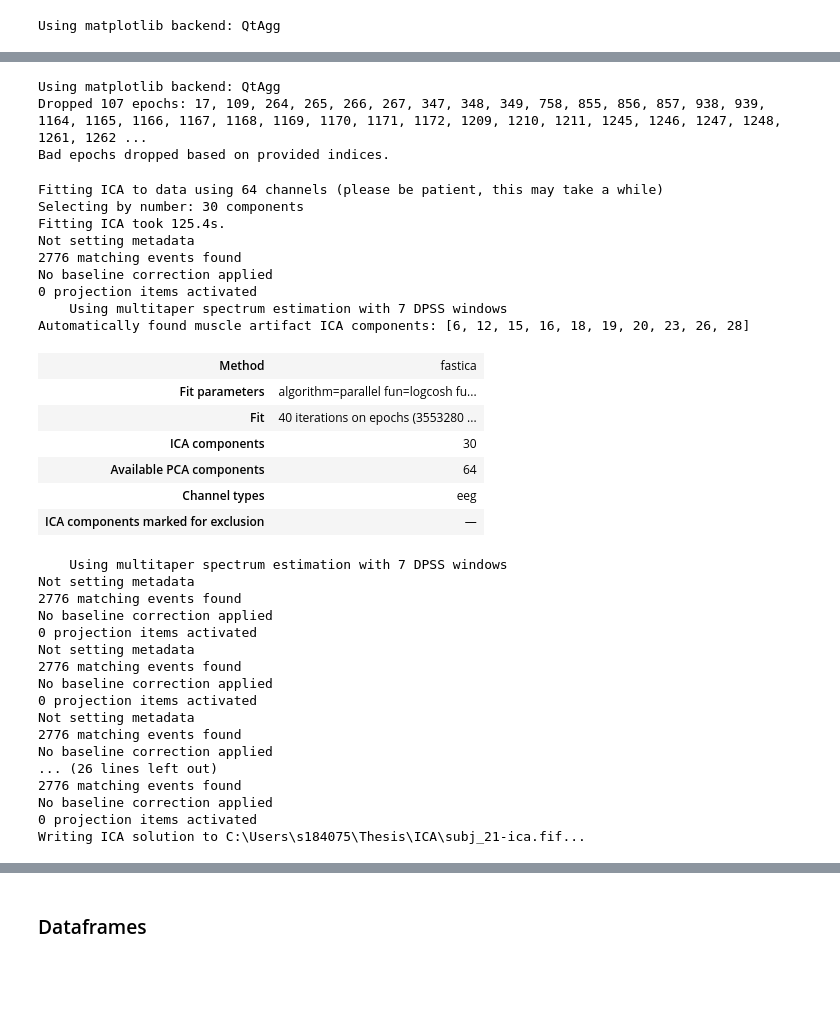
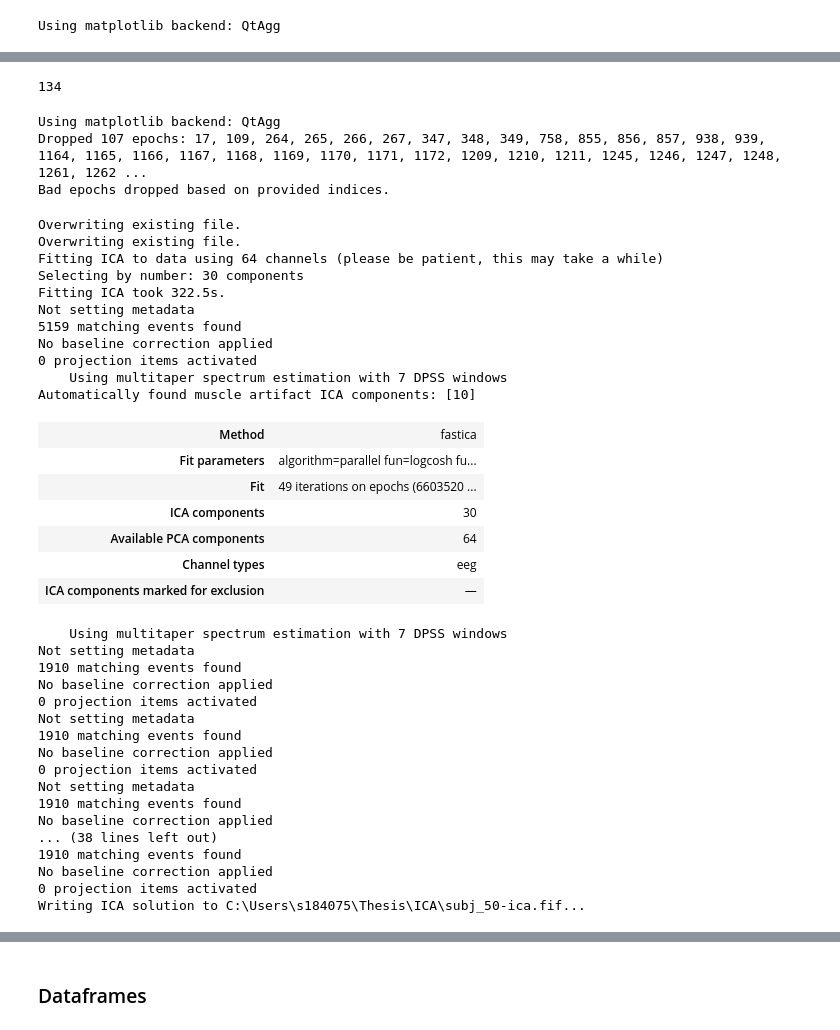
Before and after one commit to Brenda-Source/Mabel_thesis_Code, a Jupyter notebook: get_cleanEpochs.ipynb, the cells around one changed output, grey strips where cells are left out. Drawn from its saved outputs; the diff is of its cells as text; code cells hidden in the pictures; blank space fills up the shorter version.

```diff
--- a/get_cleanEpochs.ipynb
+++ b/get_cleanEpochs.ipynb
@@ -8,10 +10,9 @@ SyntaxError: invalid syntax (194183010.py, line 1)
 import mne
 import numpy as np
 import pandas as pd
-#import matplotlib.pyplot as plt
+import matplotlib.pyplot as plt
 import seaborn as sns
 import gc
-import mne_qt_browser
 
 #from matplotlib.colors import TwoSlopeNorm
 import math
@@ -172,7 +173,7 @@ class EEGDataProcessor:
         # Divide the epochs into smaller pieces
 
         epochs.drop_bad()
-        num_pieces = 4                           # split epochs into 4 pieces
+        num_pieces = 6                           # split epochs into 4 pieces
         piece_size = len(epochs) // num_pieces
         resampled_epochs_pieces = []
 
@@ -408,7 +409,7 @@ def make_events(epochs):
     return all_motor_components
 # %%
 mne.viz.set_browser_backend('qt')
-path = "C:/Users/s184075/Thesis/epochs/subj_12-epo.fif"
+path = "C:/Users/s184075/Thesis/epochs/subj_39-epo.fif"
 processor.load_epochs_from_fif(path)
 
 montage = mne.channels.make_standard_montage("standard_1005")
@@ -417,9 +418,7 @@ ep = processor.epochs
 ep.set_montage(montage)
 del ep
 #processor.fit_ica(p_id=participant_id)
-processor.fit_ica(p_id='subj_12')
-processor.reject_artefact([0,3, 11, 15, 25, 28, 29])
-processor.drop_bad_interp(['TP8','T8','P1'])
-clean_ep = processor.clean_epochs
+processor.fit_ica(p_id='subj_36')
+processor.reject_artefact([1,2,5, 8, 9, 10, 12, 13, 18, 19, 21, 23, 24, 25, 29])
 
 processor.plotsignal(64,1,64)
@@ -433,8 +471,7 @@ import os
 # Specify 'bad_trials', only true if they have been identified
 
 #path = "C:/Users/Mabel Ife/OneDrive - Danmarks Tekniske Universitet/Dokumenter/Thesis Code/Data/Subjects/subj_07_070223_task.bdf"
-#path = "C:/Users/s184075/Thesis/subjects/subj_21_130223_task.bdf"
-path = "E:/Libraries/Mabel/Thesis/subjects/subj_22_130223_task.bdf"
+path = "C:/Users/s184075/thesis/subjects/subj_44_270223_task.bdf"
 file_name = os.path.basename(path)  # Get the file name from the path
 participant_id = file_name[:7] # get P_Id
 # Create HDF5 file with st
@@ -514,3 +550,8 @@ bad_epoch_indices = [17,109,264, 265, 266, 267, 347, 348, 349, 758, 855, 856, 85
+# %%
+bad_epoch_indices = [1, 55, 56, 57, 58, 59, 170, 171, 172, 173, 174, 175, 1205, 1206, 1225, 1226, 1227, 1228, 1373, 1396, 1409, 1410, 1421, 1422, 1423, 1424, 1425, 1490, 1491, 1492, 1493, 1494, 1495, 4613, 4649, 4650, 4651, 4652, 4665, 4666, 4667, 4668, 4669, 4670, 4671, 4672, 4752, 4753, 4754, 4755, 4756, 4757, 4758, 4773, 4774, 4775, 4776, 4777, 4778, 4779, 4780, 4781, 4803, 4807, 4808, 4814, 4815, 8335, 8336, 8337, 8338, 8339, 8340, 8341, 8342, 8343, 8344, 8481, 8505, 8506, 8507, 8508, 8509, 8555, 8556, 8557, 8558, 8559, 8560, 8589, 8590, 8601, 11774, 11775, 11776, 11777, 11778, 11866, 11867, 11868, 11869, 11870, 11871, 11872, 11873, 11884, 11885, 11886, 11887, 11888, 11889, 11890, 11891, 11996, 11997, 11998, 11999, 12000, 12031, 12146, 12147, 12148, 12149, 12150, 12151, 12152, 12153, 12226, 12247, 12252, 12253, 12265, 12266, 12267]
+print(len(bad_epoch_indices))
+# %% [output]
+134
 # %%
 ## Marked bad channels if not marked.
 %matplotlib
@@ -565,27 +606,29 @@ save_epochs(participant_id,'C:/Users/s184075/Thesis/Data/Clean_epochs/',epochs)
 # %%
 mne.viz.set_browser_backend('qt')
 montage = mne.channels.make_standard_montage("standard_1005")
 ep = processor.epochs
 #direc = "C:/Users/Mabel Ife/OneDrive - Danmarks Tekniske Universitet/Dokumenter/Thesis Code/Data/epochs/"
 #save_epochs(sub=participant_id,data_dir=direc,epochs=ep)
-direc = "C:/Users/s184075/Thesis/epochs/"
+direc = "C:/Users/s184075/thesis/epochs/"
 save_epochs(participant_id,direc,ep)
 ep.set_montage(montage)
 #processor.fit_ica(p_id=participant_id)
 processor.fit_ica(p_id=participant_id)
 # %% [output]
+Overwriting existing file.
+Overwriting existing file.
 Fitting ICA to data using 64 channels (please be patient, this may take a while)
 Selecting by number: 30 components
-Fitting ICA took 125.4s.
+Fitting ICA took 322.5s.
 Not setting metadata
-2776 matching events found
+5159 matching events found
 No baseline correction applied
 0 projection items activated
     Using multitaper spectrum estimation with 7 DPSS windows
-Automatically found muscle artifact ICA components: [6, 12, 15, 16, 18, 19, 20, 23, 26, 28]
+Automatically found muscle artifact ICA components: [10]
 | Method | fastica |
 | Fit parameters | algorithm=parallel fun=logcosh fu... |
-| Fit | 40 iterations on epochs (3553280 ... |
+| Fit | 49 iterations on epochs (6603520 ... |
 | ICA components | 30 |
 | Available PCA components | 64 |
 | Channel types | eeg |
@@ -594,27 +637,28 @@ Automatically found muscle artifact ICA components: [6, 12, 15, 16, 18, 19, 20,
 #del ep, bad_epoch_indices, Subject, file_name
 direc = "C:/Users/s184075/Thesis/ICA/"
 IC = processor.ICA
-IC.plot_properties(ep, picks=[6, 12, 15, 16, 18, 19, 20, 23, 26, 28])
+IC.plot_properties(ep, picks= [0,6, 10, 20, 21, 22, 23, 26])
+
 save_ica(participant_id,direc,IC)
 del IC
 # %% [output]
     Using multitaper spectrum estimation with 7 DPSS windows
 Not setting metadata
-2776 matching events found
+1910 matching events found
 No baseline correction applied
 0 projection items activated
 Not setting metadata
-2776 matching events found
+1910 matching events found
 No baseline correction applied
 0 projection items activated
 Not setting metadata
-2776 matching events found
+1910 matching events found
 No baseline correction applied
-... (26 lines left out)
-2776 matching events found
+... (38 lines left out)
+1910 matching events found
 No baseline correction applied
 0 projection items activated
-Writing ICA solution to C:\Users\s184075\Thesis\ICA\subj_21-ica.fif...
+Writing ICA solution to C:\Users\s184075\Thesis\ICA\subj_50-ica.fif...
 # %% [markdown]
 ## Marked ICA COMPONENTS
 
```
Also changed, not shown: parts of 17 cells of this notebook, 1 other file.
